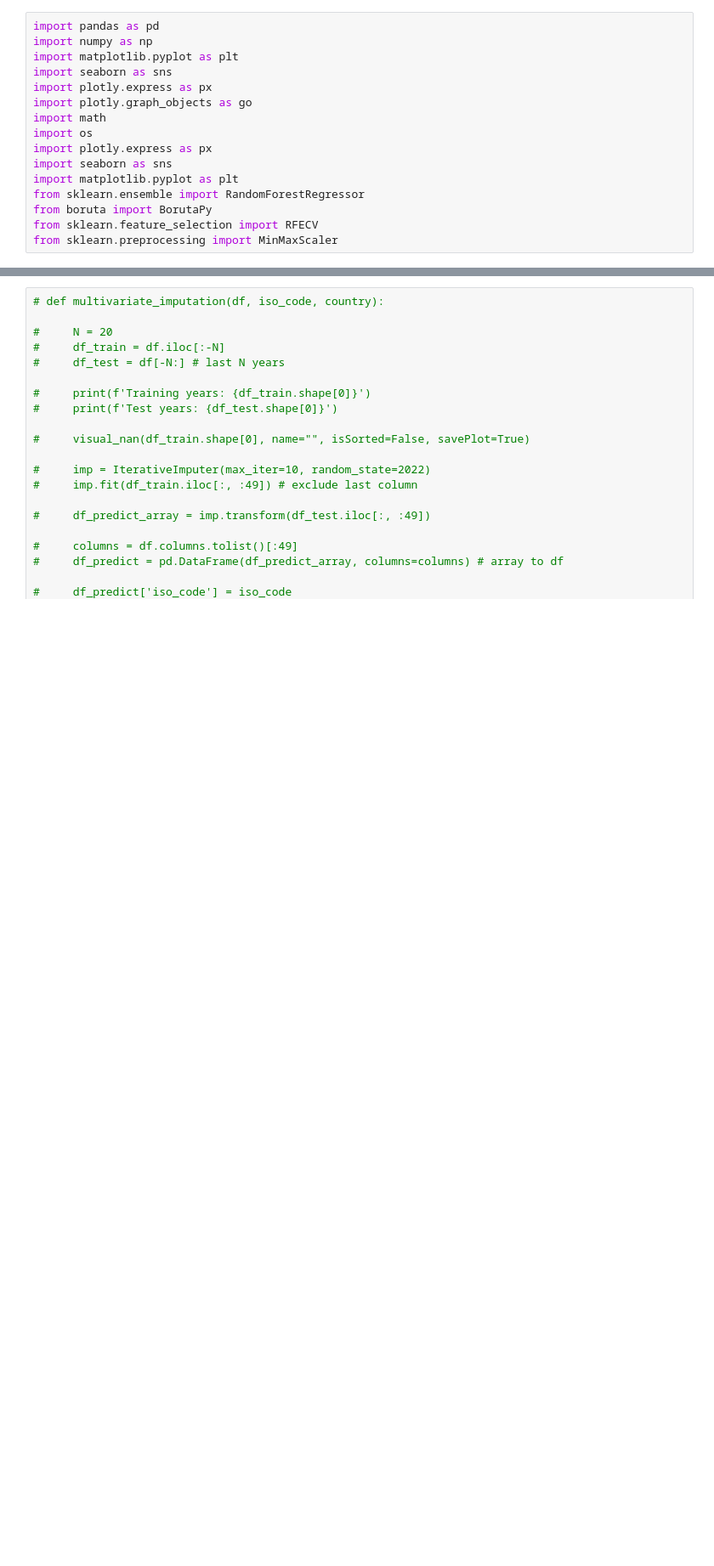
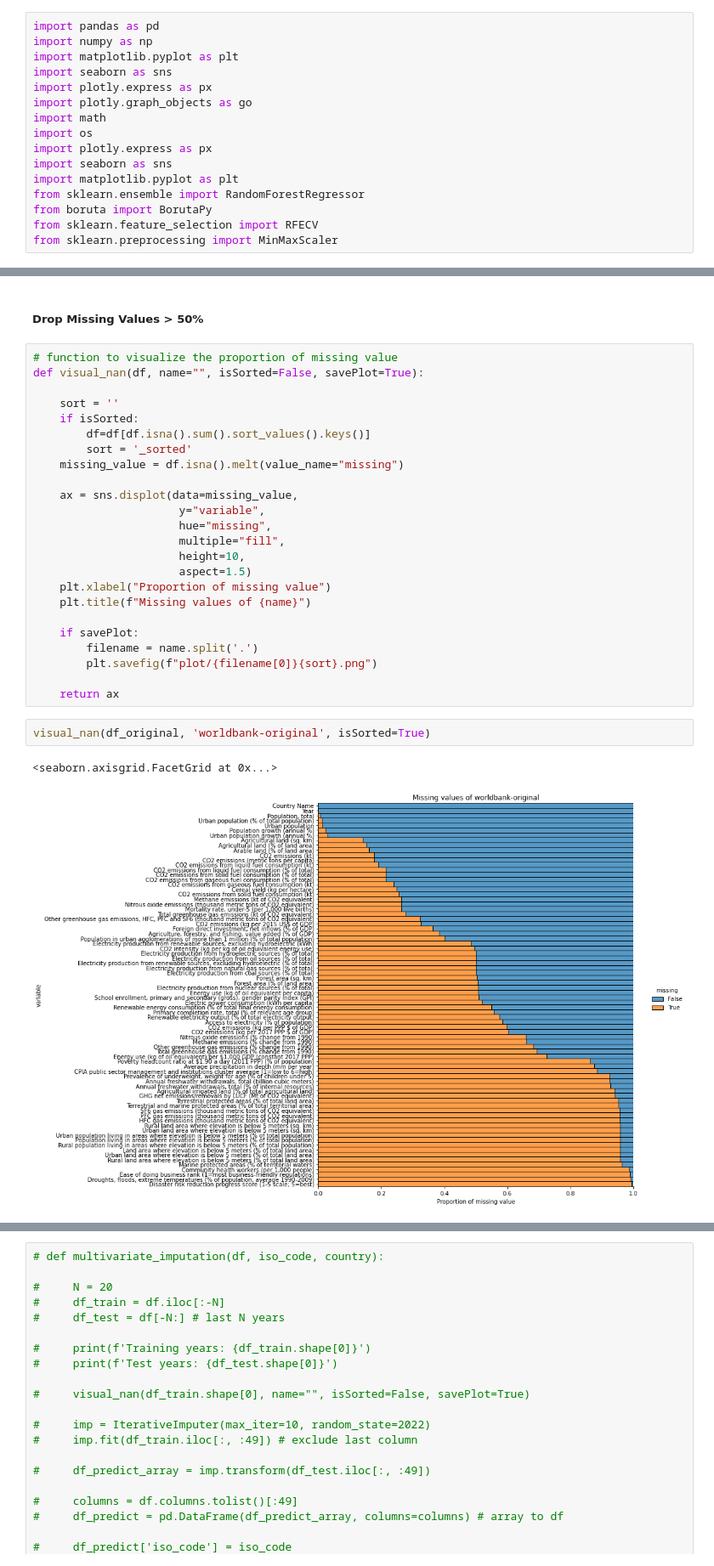
Before and after one commit to BingQuanChua/SASPICIOUS, a Jupyter notebook: eda_feature_selection.ipynb, the cells around one changed output, grey strips where cells are left out. Shown at 85% size. Cells and saved outputs as stored; diff of their text form; blank space fills up the shorter version.

Commit message:
feat(eda_feature_selection): drop 50%

```diff
--- a/eda_feature_selection.ipynb
+++ b/eda_feature_selection.ipynb
@@ -19,0 +30,31 @@ df_original.head()
+# %% [markdown]
+##### Drop Missing Values > 50%
+# %%
+# function to visualize the proportion of missing value
+def visual_nan(df, name="", isSorted=False, savePlot=True):
+
+    sort = ''
+    if isSorted:
+        df=df[df.isna().sum().sort_values().keys()]
+        sort = '_sorted'
+    missing_value = df.isna().melt(value_name="missing")
+
+    ax = sns.displot(data=missing_value,
+                      y="variable",
+                      hue="missing",
+                      multiple="fill",
+                      height=10,
+                      aspect=1.5)
+    plt.xlabel("Proportion of missing value")
+    plt.title(f"Missing values of {name}")
+
+    if savePlot:
+        filename = name.split('.')
+        plt.savefig(f"plot/{filename[0]}{sort}.png")
+
+    return ax
+# %%
+visual_nan(df_original, 'worldbank-original', isSorted=True)
+# %% [output]
+<seaborn.axisgrid.FacetGrid at 0x...>
+[figure, added]
```
Also changed, not shown: parts of 16 cells of this notebook, 1 other file.
